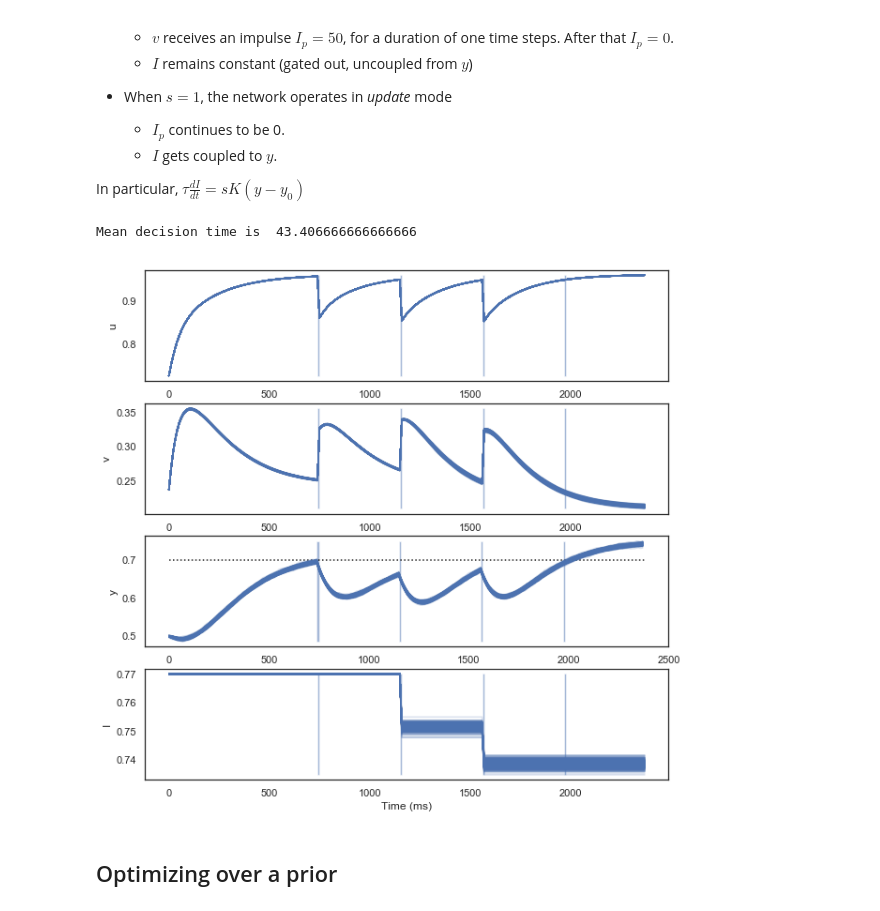
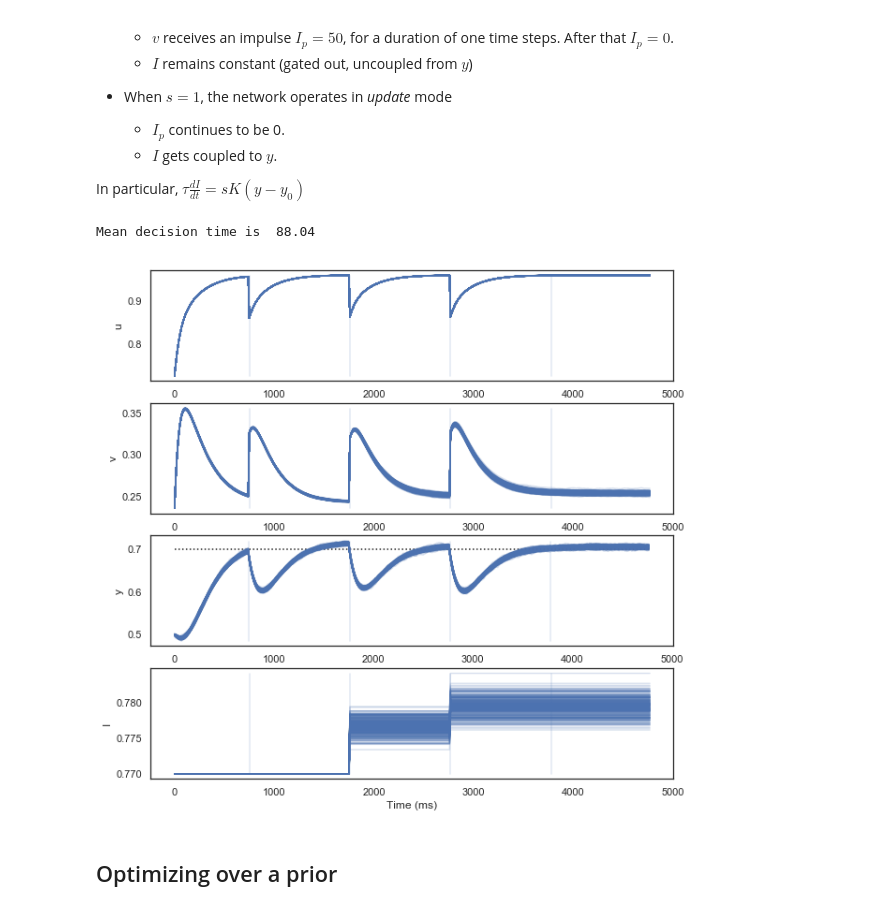
Before and after one commit to jazlab/SE_NL_MJ_2020, a Jupyter notebook: integrator_feedback_circuit.ipynb, the cells around one changed output. Cells and saved outputs as stored; diff of their text form; code cells hidden in the pictures.

```diff
--- a/integrator_feedback_circuit.ipynb
+++ b/integrator_feedback_circuit.ipynb
@@ -272,27 +272,27 @@ def get_time_lst(ntrials, duration, nstages, sigma, K, initI):
 # %%
 sigma = 0.01
 I = 0.77
 K = 5.0
-duration = 400
+duration = 1000
 
 #ulst, vlst, ylst, Ilst, siglst, ylst2 = simulate_trial(nstages=3, sigma=sigma, K=K, initI=0.766)
 np.random.seed(2018)
 ulst, vlst, ylst, Ilst, siglst, ylst2 = simulate_trial(ntrials=300, nstages=4, duration=duration, sigma=sigma,
                                                        K=K, initI=I)
 plot_simulation_parallel(ulst, vlst, ylst, Ilst, siglst, PARAMS_DICT)
 
 Ylst2 = np.array(ylst2)
 times = get_times_lst_from_y(np.array(Ylst2))
 times = times[(times > 0) & (times != np.inf)]
 print('Mean decision time is ', np.mean(times))
 
 # Save the parameters in a .mat file
 #scipy.io.savemat('PlotTools/uv_simulation_data020819_K5_00_I0_77_s0_01_400ms.mat', {'ulst': ulst, 'vlst': vlst, 'ylst': ylst,
 #                                                  'Ilst': Ilst, 'siglst': siglst, 'PARAMS': PARAMS_DICT,
 #                                                   'sigma': sigma, 'K': K, 'I': I})
 # %% [output]
-Mean decision time is  43.406666666666666
+Mean decision time is  88.04
-[figure, old version]
+[figure, new version]
 # %% [markdown]
 ## Optimizing over a prior
 # %% [markdown]
```
Also changed, not shown: parts of 9 cells of this notebook.
